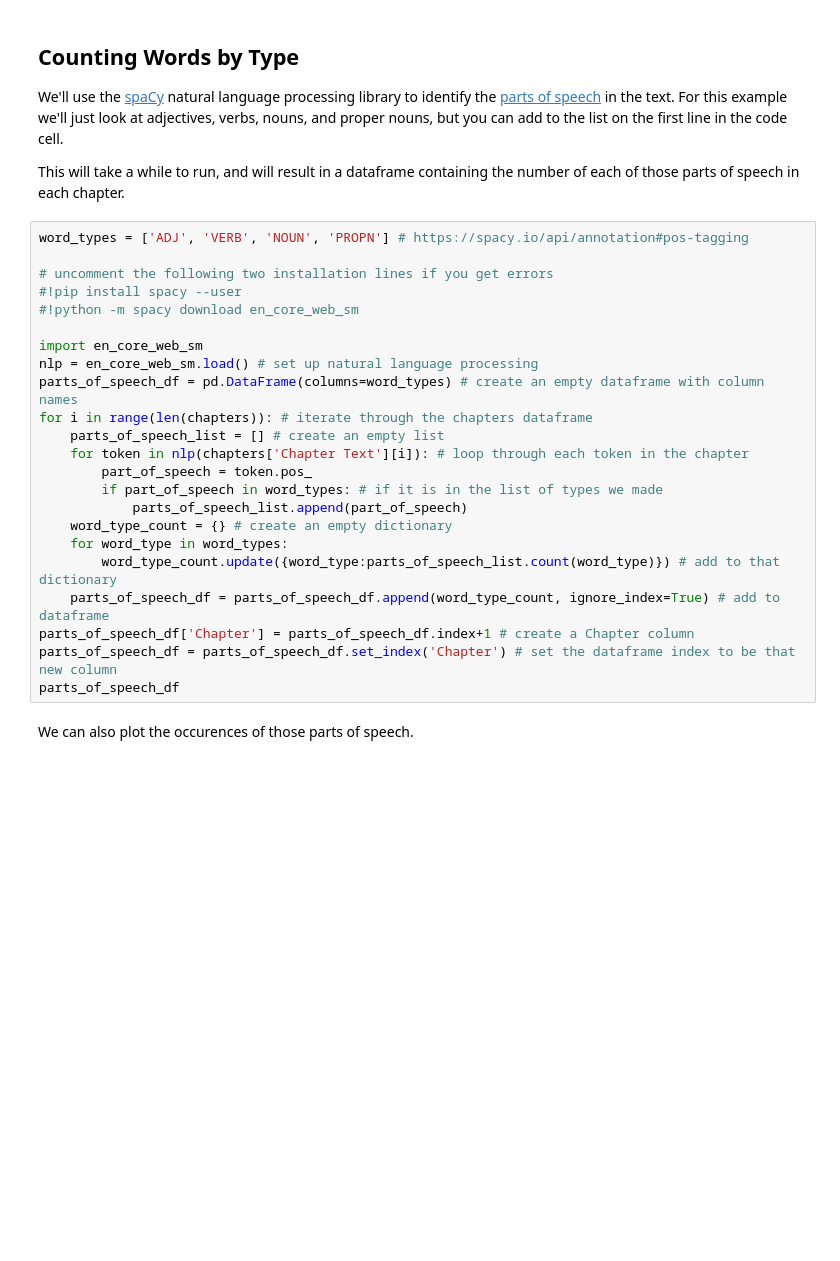
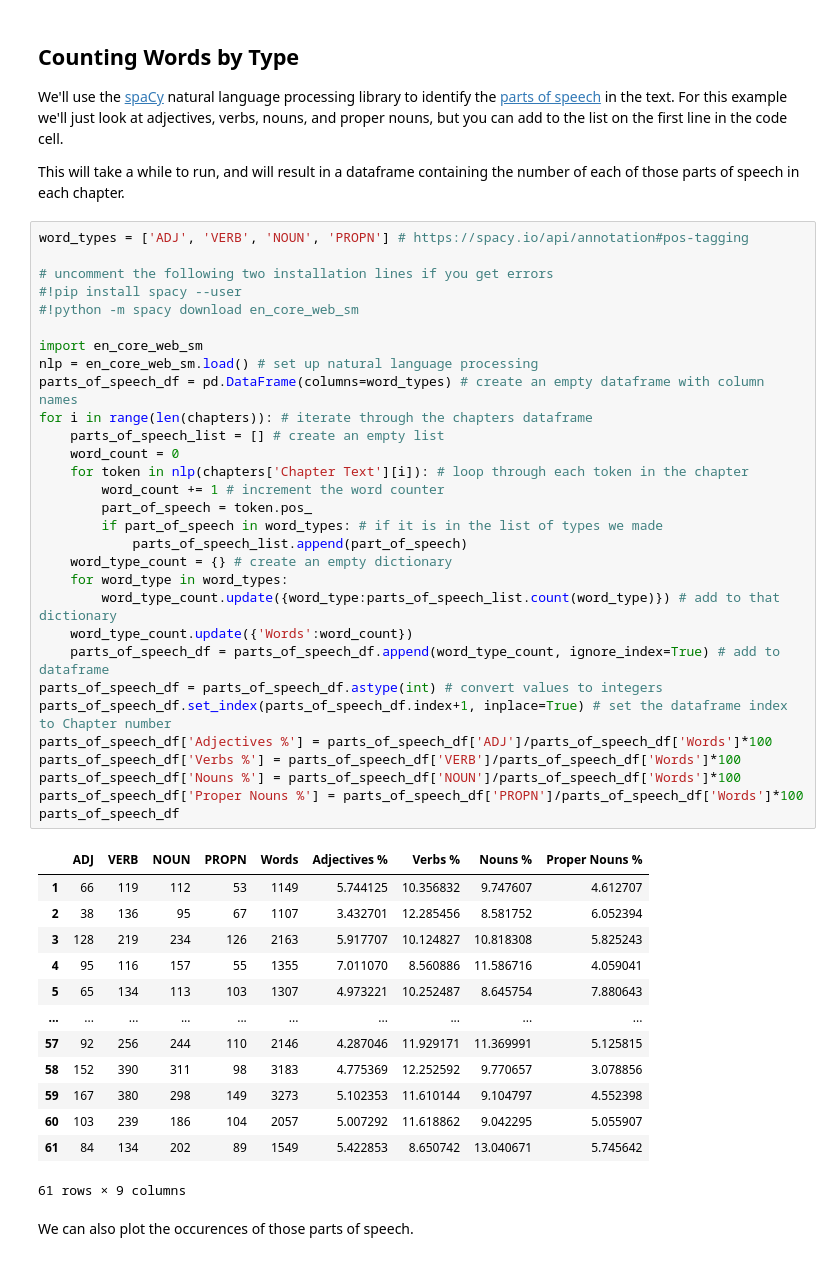
Before and after one commit to callysto/interesting-problems, a Jupyter notebook: notebooks/analysing-text-statistics.ipynb, the cells around one changed output. Saved outputs shown, nothing was run; the diff lists cells and outputs as text; blank space fills up the shorter version.

```diff
--- a/notebooks/analysing-text-statistics.ipynb
+++ b/notebooks/analysing-text-statistics.ipynb
@@ -51,25 +82,46 @@ This will take a while to run, and will result in a dataframe containing the num
 # %%
 word_types = ['ADJ', 'VERB', 'NOUN', 'PROPN'] # https://spacy.io/api/annotation#pos-tagging
 
 # uncomment the following two installation lines if you get errors
 #!pip install spacy --user
 #!python -m spacy download en_core_web_sm
 
 import en_core_web_sm
 nlp = en_core_web_sm.load() # set up natural language processing
 parts_of_speech_df = pd.DataFrame(columns=word_types) # create an empty dataframe with column names
 for i in range(len(chapters)): # iterate through the chapters dataframe
     parts_of_speech_list = [] # create an empty list
+    word_count = 0
     for token in nlp(chapters['Chapter Text'][i]): # loop through each token in the chapter
+        word_count += 1 # increment the word counter
         part_of_speech = token.pos_
         if part_of_speech in word_types: # if it is in the list of types we made
             parts_of_speech_list.append(part_of_speech)
     word_type_count = {} # create an empty dictionary
     for word_type in word_types:
         word_type_count.update({word_type:parts_of_speech_list.count(word_type)}) # add to that dictionary
+    word_type_count.update({'Words':word_count})
     parts_of_speech_df = parts_of_speech_df.append(word_type_count, ignore_index=True) # add to dataframe
-parts_of_speech_df['Chapter'] = parts_of_speech_df.index+1 # create a Chapter column
-parts_of_speech_df = parts_of_speech_df.set_index('Chapter') # set the dataframe index to be that new column
+parts_of_speech_df = parts_of_speech_df.astype(int) # convert values to integers
+parts_of_speech_df.set_index(parts_of_speech_df.index+1, inplace=True) # set the dataframe index to Chapter number
+parts_of_speech_df['Adjectives %'] = parts_of_speech_df['ADJ']/parts_of_speech_df['Words']*100
+parts_of_speech_df['Verbs %'] = parts_of_speech_df['VERB']/parts_of_speech_df['Words']*100
+parts_of_speech_df['Nouns %'] = parts_of_speech_df['NOUN']/parts_of_speech_df['Words']*100
+parts_of_speech_df['Proper Nouns %'] = parts_of_speech_df['PROPN']/parts_of_speech_df['Words']*100
 parts_of_speech_df
+# %% [output]
+|  | ADJ | VERB | NOUN | PROPN | Words | Adjectives % | Verbs % | Nouns % | Proper Nouns % |
+| 1 | 66 | 119 | 112 | 53 | 1149 | 5.744125 | 10.356832 | 9.747607 | 4.612707 |
+| 2 | 38 | 136 | 95 | 67 | 1107 | 3.432701 | 12.285456 | 8.581752 | 6.052394 |
+| 3 | 128 | 219 | 234 | 126 | 2163 | 5.917707 | 10.124827 | 10.818308 | 5.825243 |
+| 4 | 95 | 116 | 157 | 55 | 1355 | 7.011070 | 8.560886 | 11.586716 | 4.059041 |
+| 5 | 65 | 134 | 113 | 103 | 1307 | 4.973221 | 10.252487 | 8.645754 | 7.880643 |
+| ... | ... | ... | ... | ... | ... | ... | ... | ... | ... |
+| 57 | 92 | 256 | 244 | 110 | 2146 | 4.287046 | 11.929171 | 11.369991 | 5.125815 |
+| 58 | 152 | 390 | 311 | 98 | 3183 | 4.775369 | 12.252592 | 9.770657 | 3.078856 |
+| 59 | 167 | 380 | 298 | 149 | 3273 | 5.102353 | 11.610144 | 9.104797 | 4.552398 |
+| 60 | 103 | 239 | 186 | 104 | 2057 | 5.007292 | 11.618862 | 9.042295 | 5.055907 |
+| 61 | 84 | 134 | 202 | 89 | 1549 | 5.422853 | 8.650742 | 13.040671 | 5.745642 |
+61 rows × 9 columns
 # %% [markdown]
 We can also plot the occurences of those parts of speech.
```
Also changed, not shown: parts of 6 cells of this notebook.
